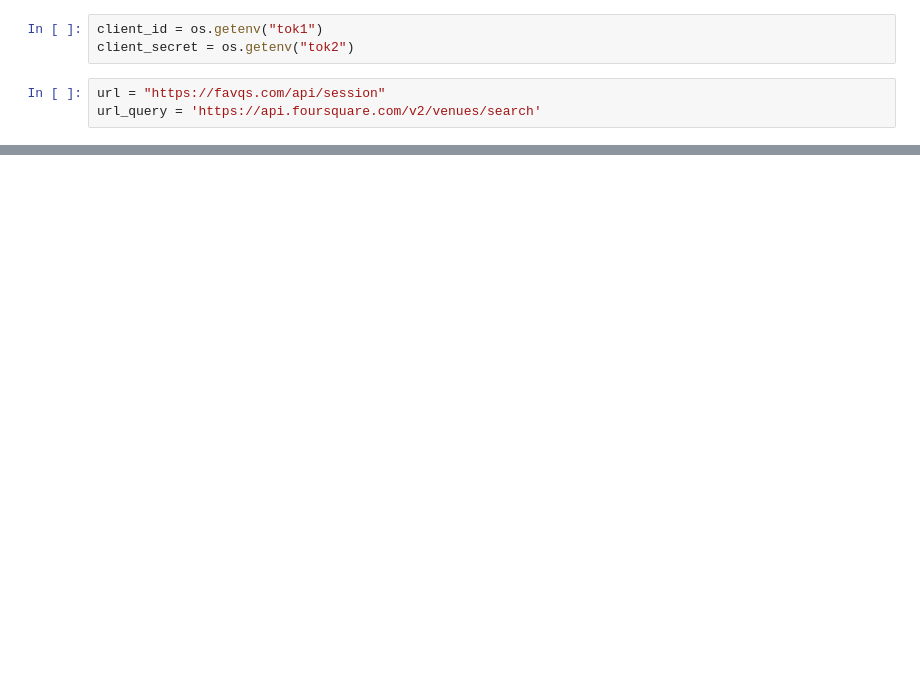
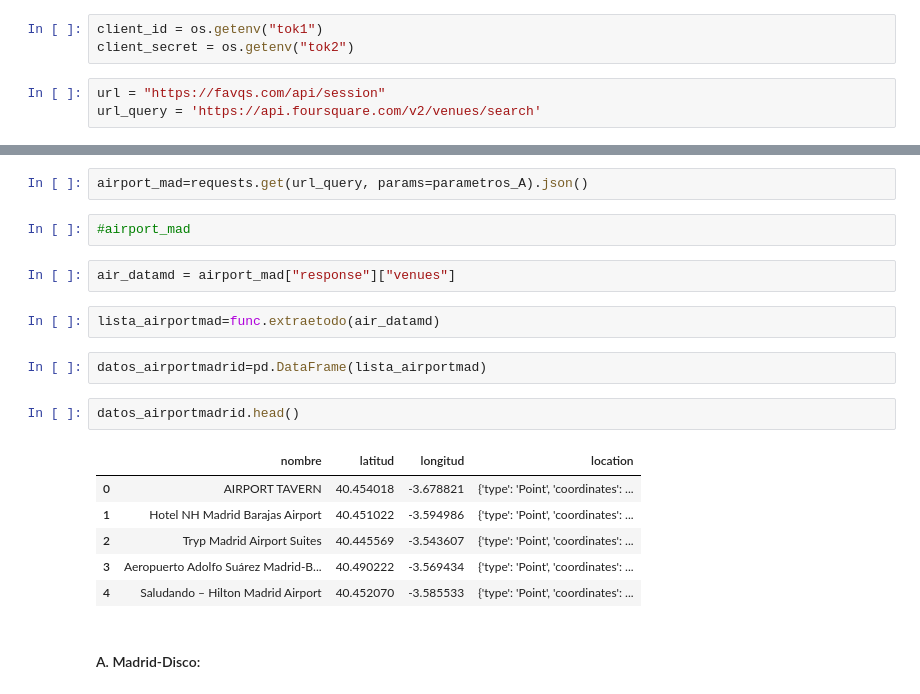
Before and after one commit to Lydia-Arocena/PROJECT3-MAPS, a Jupyter notebook: Notebooks/Untitled.ipynb, the cells around one changed output, grey strips where cells are left out. Drawn from its saved outputs; the diff is of its cells as text; blank space fills up the shorter version.

```diff
--- a/Notebooks/Untitled.ipynb
+++ b/Notebooks/Untitled.ipynb
@@ -34,0 +137,21 @@ resp = requests.get(url_query, params = parametros).json()
+# %%
+airport_mad=requests.get(url_query, params=parametros_A).json()
+# %%
+#airport_mad
+# %%
+air_datamd = airport_mad["response"]["venues"]
+# %%
+lista_airportmad=func.extraetodo(air_datamd)
+# %%
+datos_airportmadrid=pd.DataFrame(lista_airportmad)
+# %%
+datos_airportmadrid.head()
+# %% [output]
+|  | nombre | latitud | longitud | location |
+| 0 | AIRPORT TAVERN | 40.454018 | -3.678821 | {'type': 'Point', 'coordinates': ... |
+| 1 | Hotel NH Madrid Barajas Airport | 40.451022 | -3.594986 | {'type': 'Point', 'coordinates': ... |
+| 2 | Tryp Madrid Airport Suites | 40.445569 | -3.543607 | {'type': 'Point', 'coordinates': ... |
+| 3 | Aeropuerto Adolfo Suárez Madrid-B... | 40.490222 | -3.569434 | {'type': 'Point', 'coordinates': ... |
+| 4 | Saludando – Hilton Madrid Airport | 40.452070 | -3.585533 | {'type': 'Point', 'coordinates': ... |
+# %% [markdown]
+#### A. Madrid-Disco:
```
Also changed, not shown: parts of 51 cells of this notebook, 1 other file.
